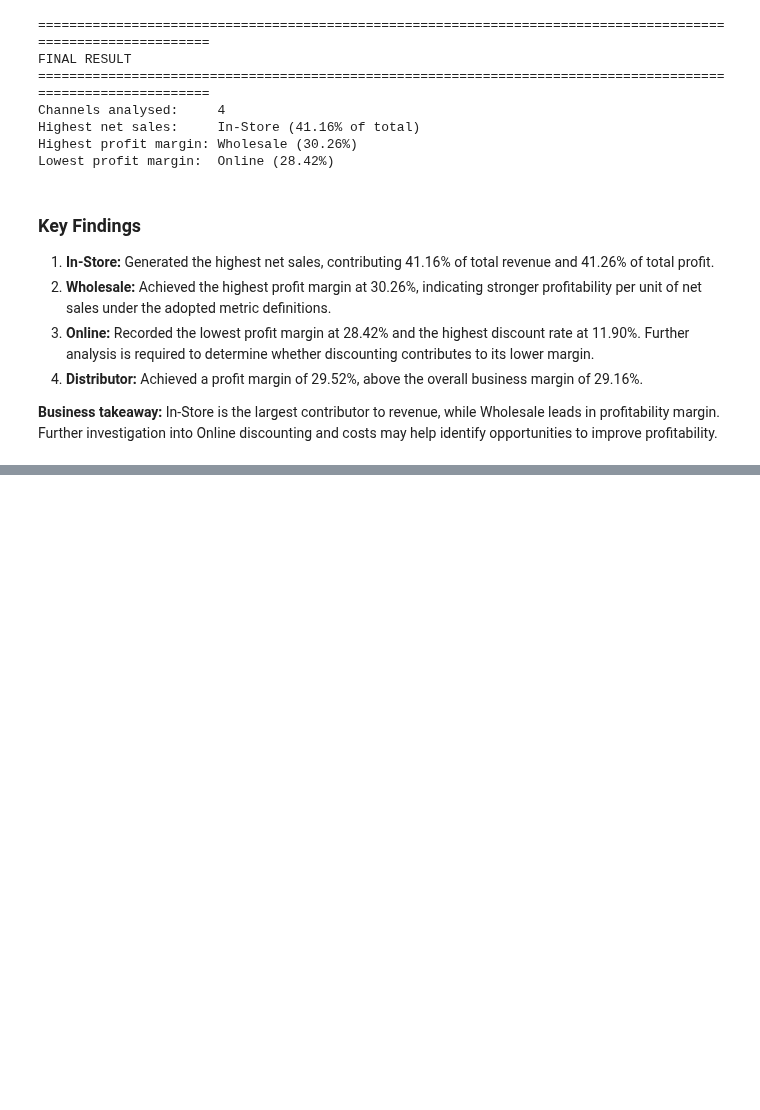
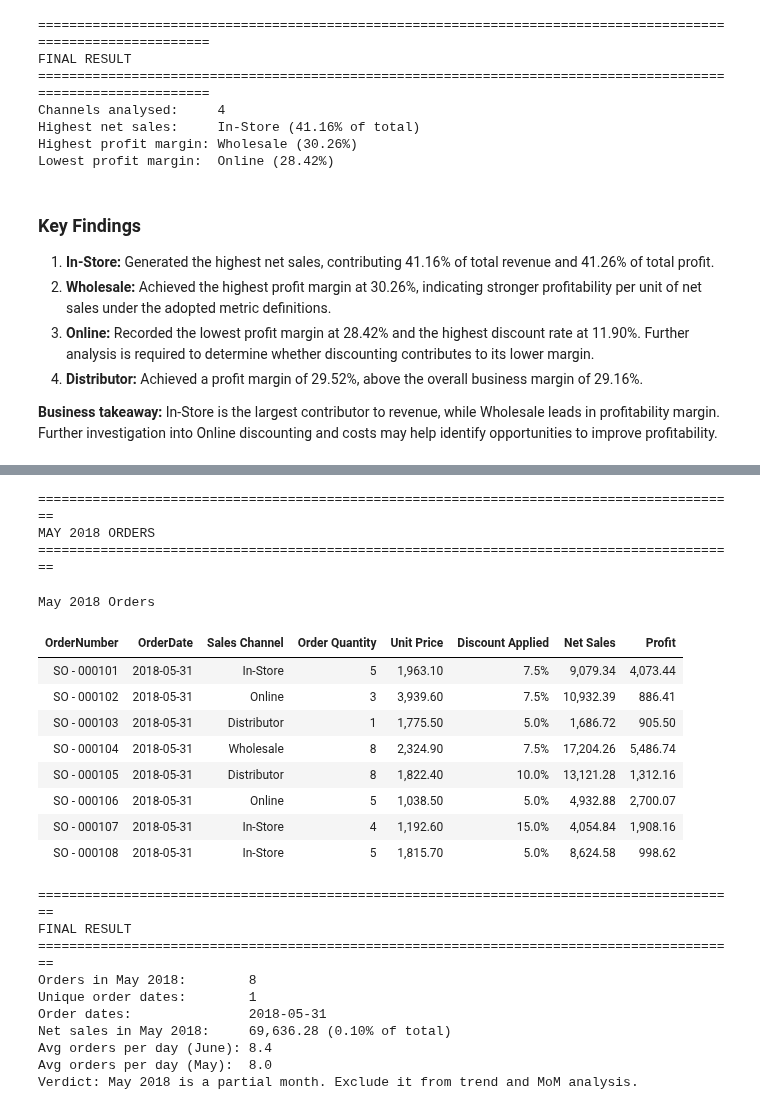
Before and after one commit to silverbullet-ai/intelligent-systems, a Jupyter notebook: da/sales-data-analysis/notebooks/02_sales_analysis.ipynb, the cells around one changed output, grey strips where cells are left out. Drawn from its saved outputs; the diff is of its cells as text; code cells hidden in the pictures; blank space fills up the shorter version.

```diff
--- a/da/sales-data-analysis/notebooks/02_sales_analysis.ipynb
+++ b/da/sales-data-analysis/notebooks/02_sales_analysis.ipynb
@@ -386,0 +587,61 @@ Lowest profit margin:  Online (28.42%)
+# %%
+# Inspect the available orders from May 2018
+may = clean_df[clean_df['OrderDate'].dt.to_period('M') == '2018-05'].sort_values('OrderDate')
+
+cols = ['OrderNumber', 'OrderDate', 'Sales Channel', 'Order Quantity',
+        'Unit Price', 'Discount Applied', 'Net Sales', 'Profit']
+
+print(f"\n{'=' * 90}\nMAY 2018 ORDERS\n{'=' * 90}")
+display(
+    may[cols].style
+        .format({
+            'OrderDate': '{:%Y-%m-%d}',
+            'Order Quantity': '{:,.0f}',
+            'Unit Price': '{:,.2f}',
+            'Discount Applied': '{:.1%}',
+            'Net Sales': '{:,.2f}',
+            'Profit': '{:,.2f}',
+        })
+        .hide(axis='index')
+        .set_caption('May 2018 Orders')
+)
+
+# Compare with a typical day in the first full month
+june = clean_df[clean_df['OrderDate'].dt.to_period('M') == '2018-06']
+june_daily_orders = june.groupby('OrderDate').size().mean()
+total_net = clean_df['Net Sales'].sum()
+
+print(f"\n{'=' * 90}\nFINAL RESULT\n{'=' * 90}")
+print(f"Orders in May 2018:        {len(may):,}")
+print(f"Unique order dates:        {may['OrderDate'].nunique()}")
+print(f"Order dates:               {', '.join(may['OrderDate'].dt.strftime('%Y-%m-%d').unique())}")
+print(f"Net sales in May 2018:     {may['Net Sales'].sum():,.2f} ({may['Net Sales'].sum() / total_net * 100:.2f}% of total)")
+print(f"Avg orders per day (June): {june_daily_orders:,.1f}")
+print(f"Avg orders per day (May):  {len(may) / max(may['OrderDate'].nunique(), 1):,.1f}")
+print("Verdict:", "May 2018 is a partial month. Exclude it from trend and MoM analysis."
+      if may['OrderDate'].nunique() < 20
+      else "May 2018 has enough days to keep in the trend analysis.")
+# %% [output]
+==========================================================================================
+MAY 2018 ORDERS
+==========================================================================================
+May 2018 Orders
+| OrderNumber | OrderDate | Sales Channel | Order Quantity | Unit Price | Discount Applied | Net Sales | Profit |
+| SO - 000101 | 2018-05-31 | In-Store | 5 | 1,963.10 | 7.5% | 9,079.34 | 4,073.44 |
+| SO - 000102 | 2018-05-31 | Online | 3 | 3,939.60 | 7.5% | 10,932.39 | 886.41 |
+| SO - 000103 | 2018-05-31 | Distributor | 1 | 1,775.50 | 5.0% | 1,686.72 | 905.50 |
+| SO - 000104 | 2018-05-31 | Wholesale | 8 | 2,324.90 | 7.5% | 17,204.26 | 5,486.74 |
+| SO - 000105 | 2018-05-31 | Distributor | 8 | 1,822.40 | 10.0% | 13,121.28 | 1,312.16 |
+| SO - 000106 | 2018-05-31 | Online | 5 | 1,038.50 | 5.0% | 4,932.88 | 2,700.07 |
+| SO - 000107 | 2018-05-31 | In-Store | 4 | 1,192.60 | 15.0% | 4,054.84 | 1,908.16 |
+| SO - 000108 | 2018-05-31 | In-Store | 5 | 1,815.70 | 5.0% | 8,624.58 | 998.62 |
+==========================================================================================
+FINAL RESULT
+==========================================================================================
+Orders in May 2018:        8
+Unique order dates:        1
+Order dates:               2018-05-31
+Net sales in May 2018:     69,636.28 (0.10% of total)
+Avg orders per day (June): 8.4
+Avg orders per day (May):  8.0
+Verdict: May 2018 is a partial month. Exclude it from trend and MoM analysis.
```
Also changed, not shown: parts of 6 cells of this notebook.
